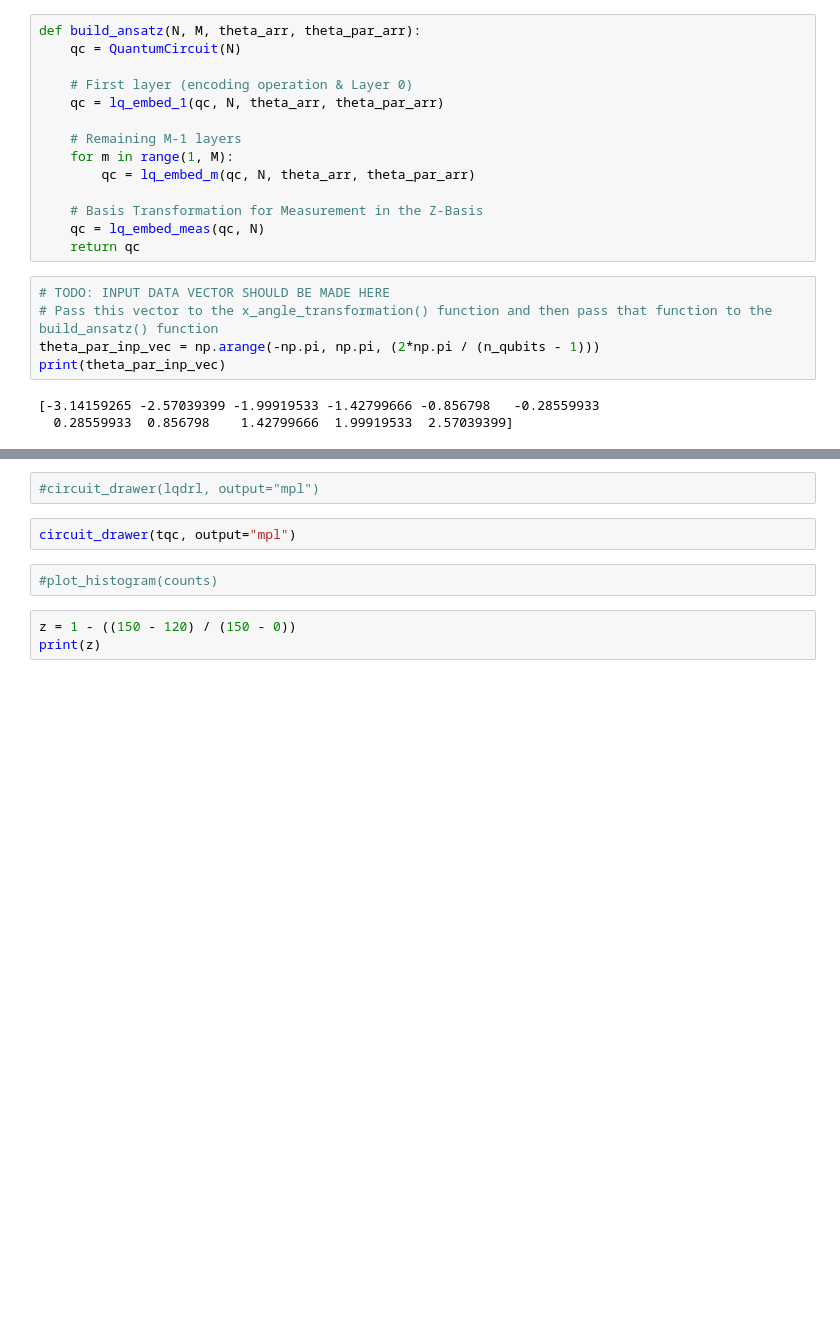
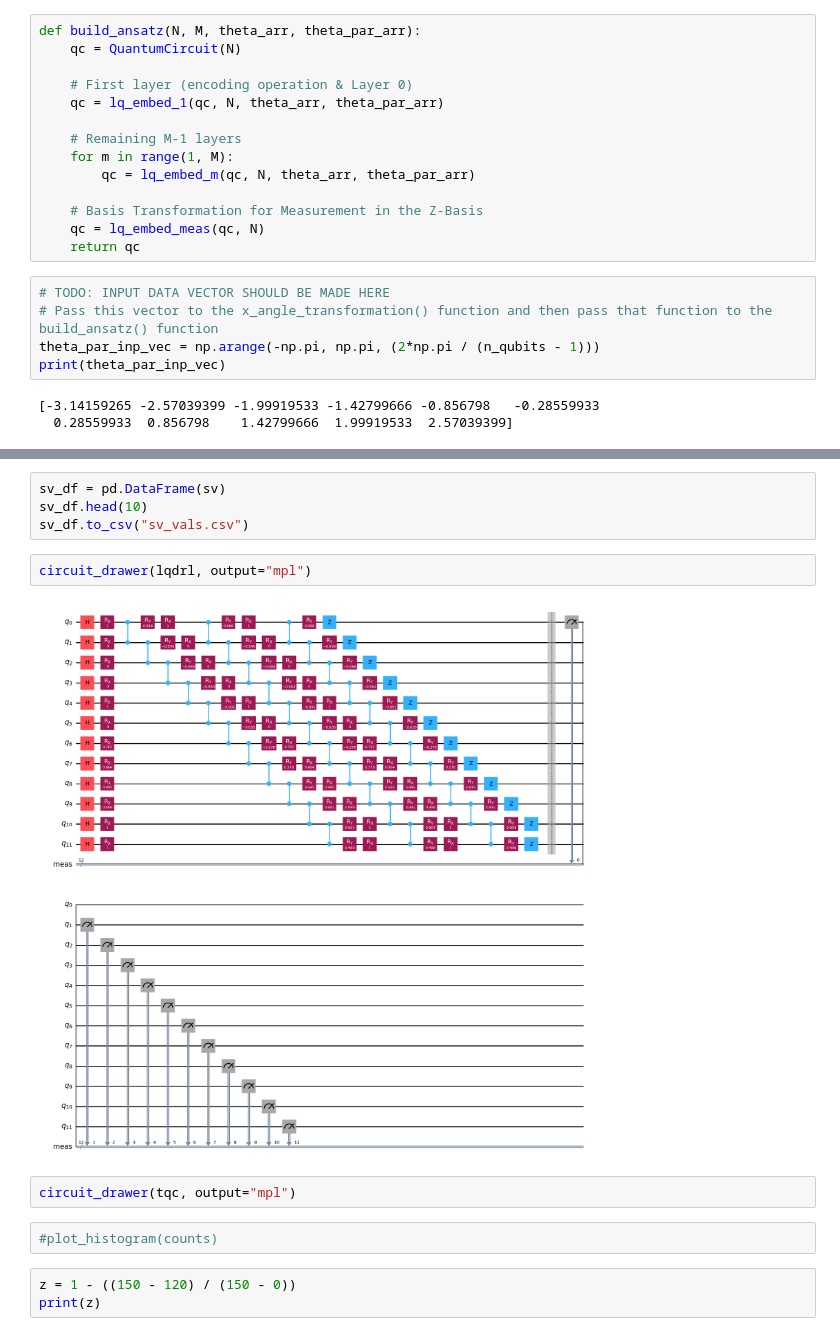
Before and after one commit to piersk/EEEN40290_Thesis, a Jupyter notebook: LQDRL.ipynb, the cells around one changed output, grey strips where cells are left out. Saved outputs shown, nothing was run; the diff lists cells and outputs as text; blank space fills up the shorter version.

```diff
--- a/LQDRL.ipynb
+++ b/LQDRL.ipynb
@@ -293,5 +462,11 @@ Statevector([-0.00158401-5.39320529e-03j,  0.00443073-1.07749148e-02j,
+# %%
+sv_df = pd.DataFrame(sv)
+sv_df.head(10)
+sv_df.to_csv("sv_vals.csv")
 # %%
-#circuit_drawer(lqdrl, output="mpl")
+circuit_drawer(lqdrl, output="mpl")
+# %% [output]
+[figure, added]
 # %%
 circuit_drawer(tqc, output="mpl")
 # %%
```
Also changed, not shown: parts of 14 cells of this notebook.
